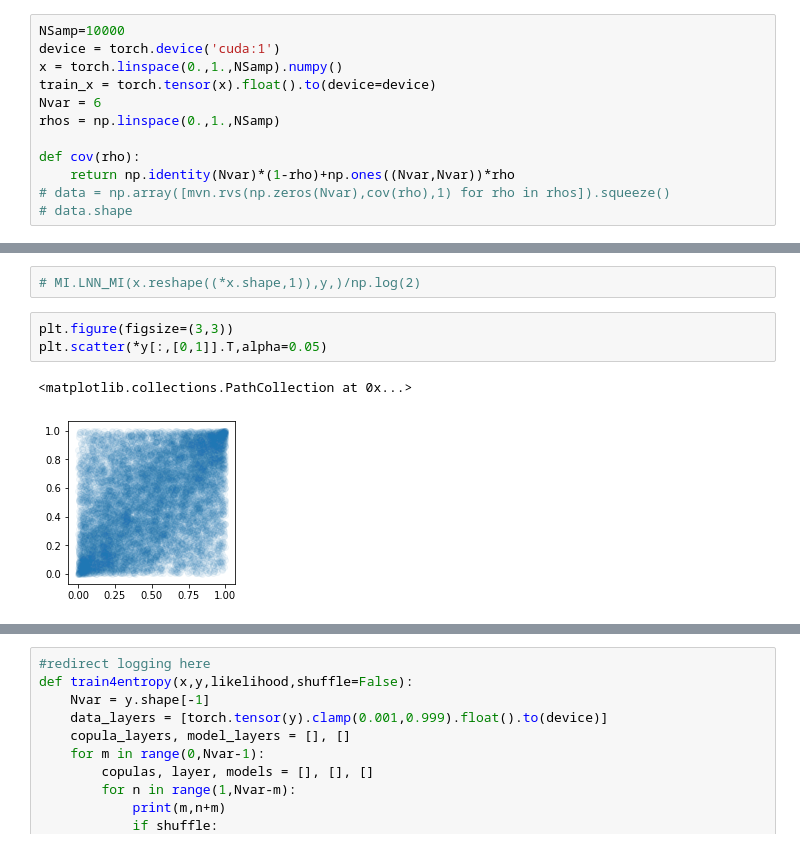
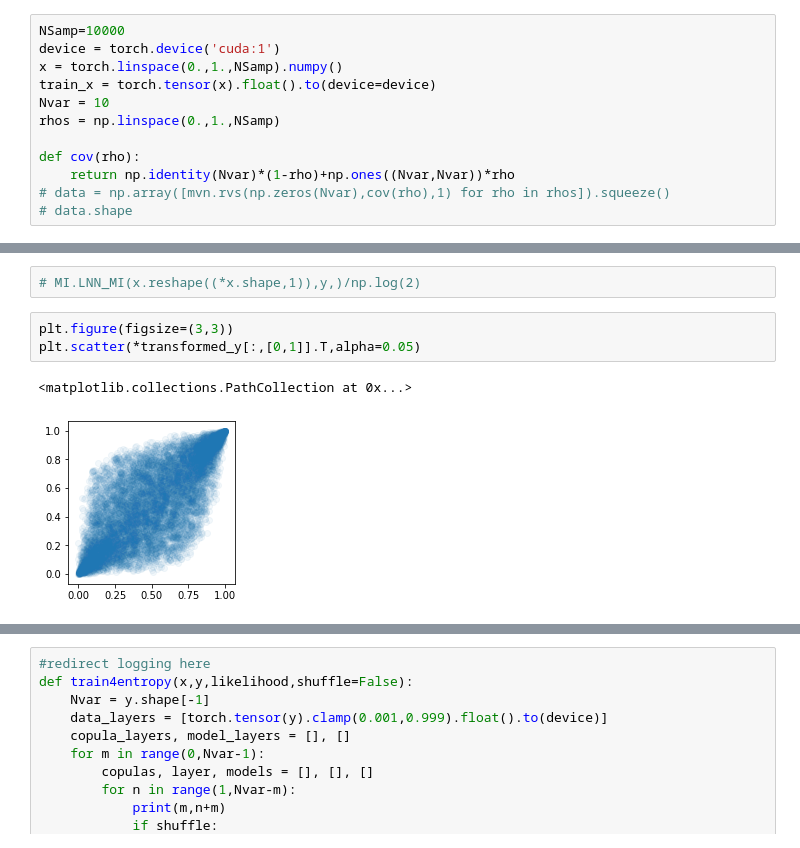
Before and after one commit to NinelK/CopulaGP, a Jupyter notebook: notebooks/vine/Benchmark_Gauss.ipynb, the cells around one changed output, grey strips where cells are left out. Cells and saved outputs as stored; diff of their text form.

```diff
--- a/notebooks/vine/Benchmark_Gauss.ipynb
+++ b/notebooks/vine/Benchmark_Gauss.ipynb
@@ -21,7 +21,7 @@ NSamp=10000
 device = torch.device('cuda:1')
 x = torch.linspace(0.,1.,NSamp).numpy()
 train_x = torch.tensor(x).float().to(device=device)
-Nvar = 6
+Nvar = 10
 rhos = np.linspace(0.,1.,NSamp)
 
 def cov(rho):
@@ -67,8 +67,8 @@ MI.Mixed_KSG(x,new_y)
 # MI.LNN_MI(x.reshape((*x.shape,1)),y,)/np.log(2)
 # %%
 plt.figure(figsize=(3,3))
-plt.scatter(*y[:,[0,1]].T,alpha=0.05)
+plt.scatter(*transformed_y[:,[0,1]].T,alpha=0.05)
 # %% [output]
 <matplotlib.collections.PathCollection at 0x...>
-[figure, old version]
+[figure, new version]
 # %%
```
Also changed, not shown: parts of 6 cells of this notebook, 12 other files.
